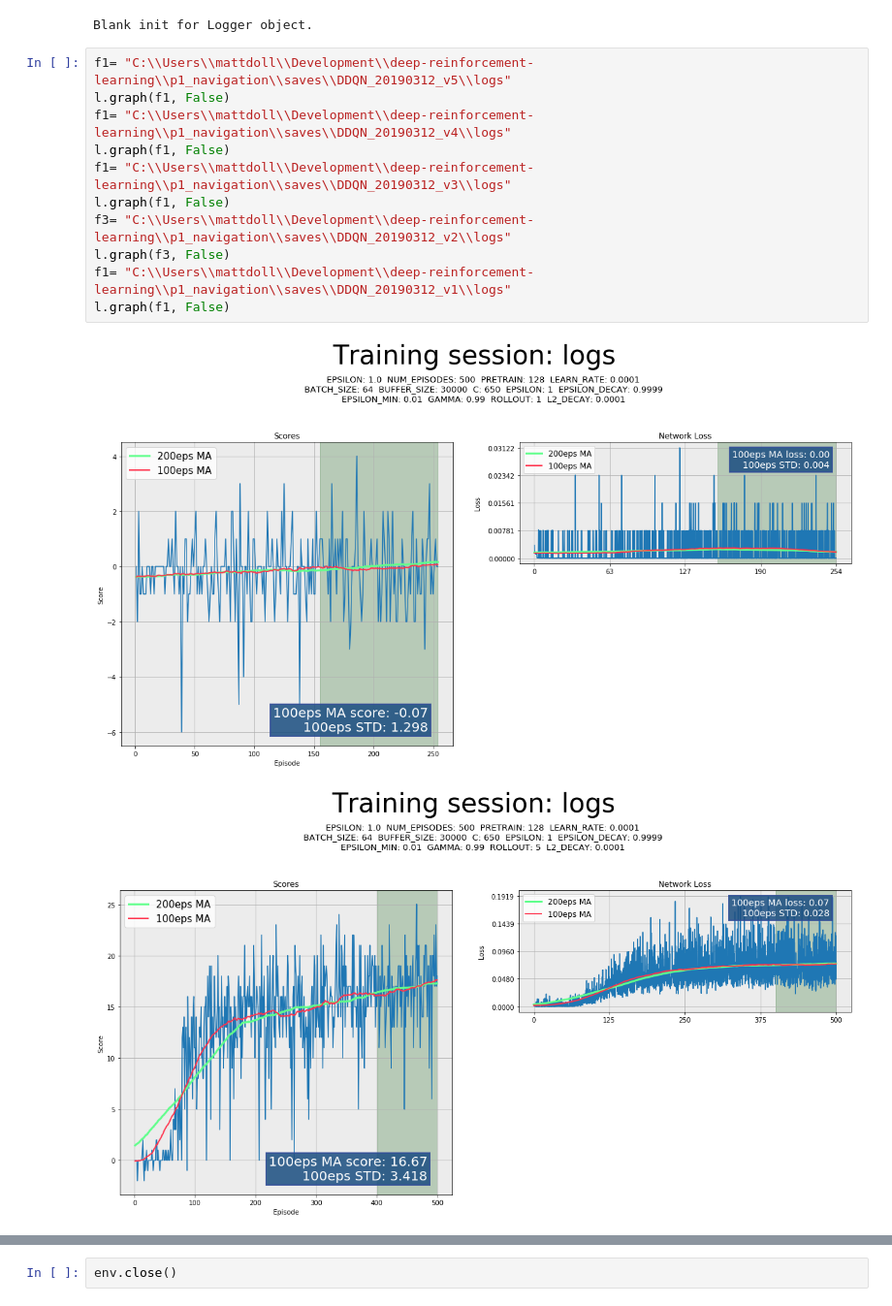
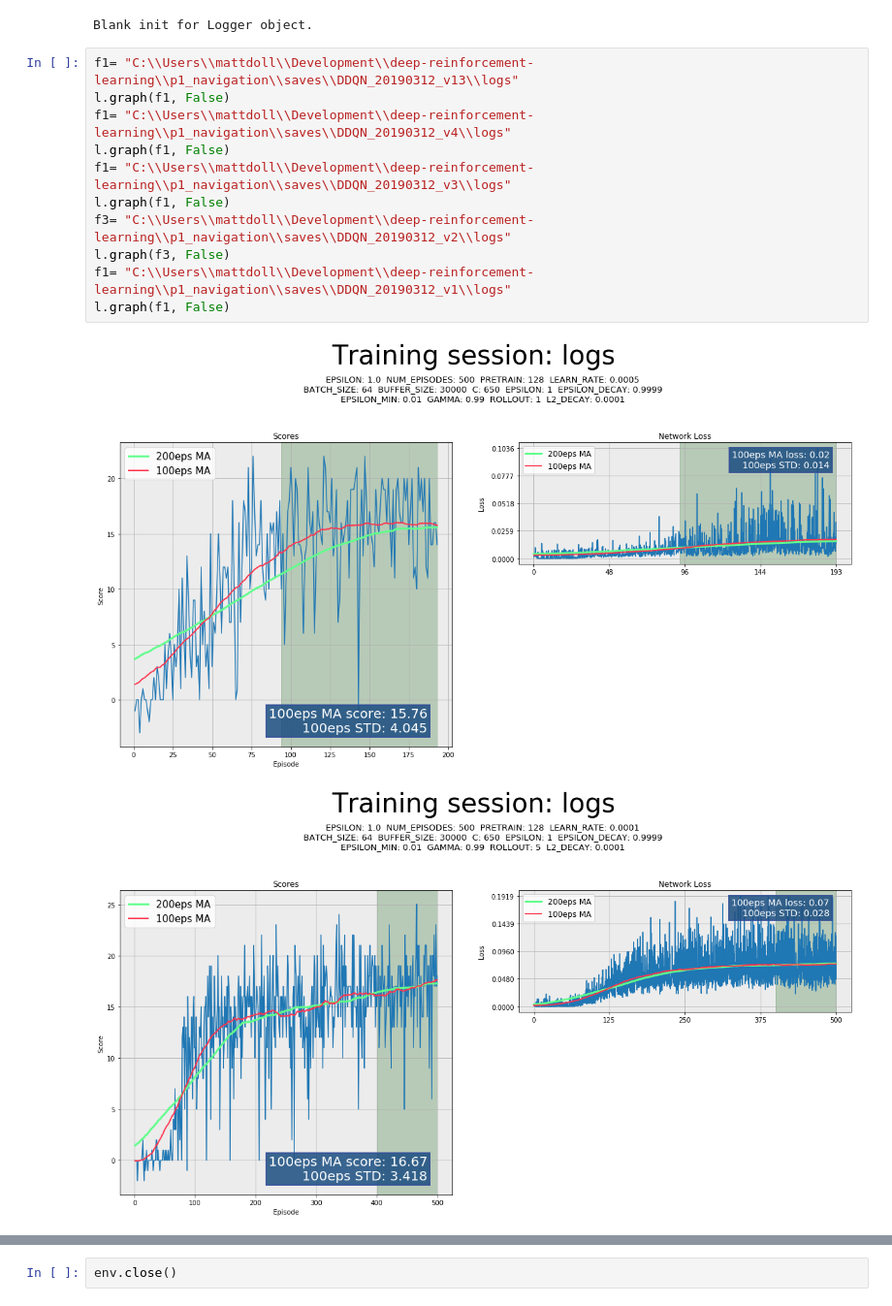
Before and after one commit to whiterabbitobj/Udacity-DeepRL, a Jupyter notebook: p1_navigation/DDQN_dev.ipynb, the cells around one changed output, grey strips where cells are left out. Shown at 97% size. Saved outputs shown, nothing was run; the diff lists cells and outputs as text.

```diff
--- a/p1_navigation/DDQN_dev.ipynb
+++ b/p1_navigation/DDQN_dev.ipynb
@@ -178,18 +178,18 @@ l = Logger()
 # %% [output]
 Blank init for Logger object.
 # %%
-f1= "C:\\Users\\mattdoll\\Development\\deep-reinforcement-learning\\p1_navigation\\saves\\DDQN_20190312_v5\\logs"
+f1= "C:\\Users\\mattdoll\\Development\\deep-reinforcement-learning\\p1_navigation\\saves\\DDQN_20190312_v13\\logs"
 l.graph(f1, False)
 f1= "C:\\Users\\mattdoll\\Development\\deep-reinforcement-learning\\p1_navigation\\saves\\DDQN_20190312_v4\\logs"
 l.graph(f1, False)
 f1= "C:\\Users\\mattdoll\\Development\\deep-reinforcement-learning\\p1_navigation\\saves\\DDQN_20190312_v3\\logs"
 l.graph(f1, False)
 f3= "C:\\Users\\mattdoll\\Development\\deep-reinforcement-learning\\p1_navigation\\saves\\DDQN_20190312_v2\\logs"
 l.graph(f3, False)
 f1= "C:\\Users\\mattdoll\\Development\\deep-reinforcement-learning\\p1_navigation\\saves\\DDQN_20190312_v1\\logs"
 l.graph(f1, False)
 # %% [output]
-[figure, old version]
+[figure, new version]
 [figure]
 [figure]
 [figure]
```
Also changed, not shown: 3 other files.
